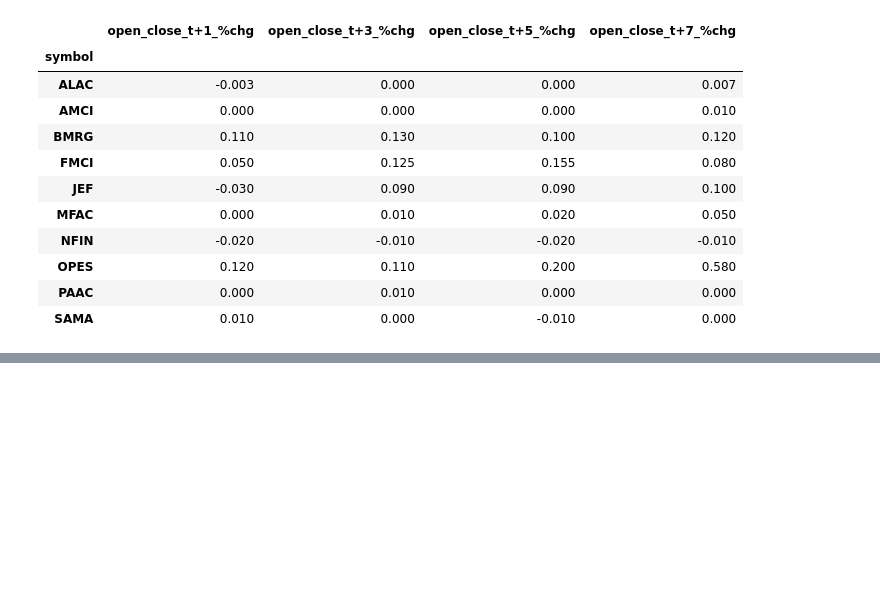
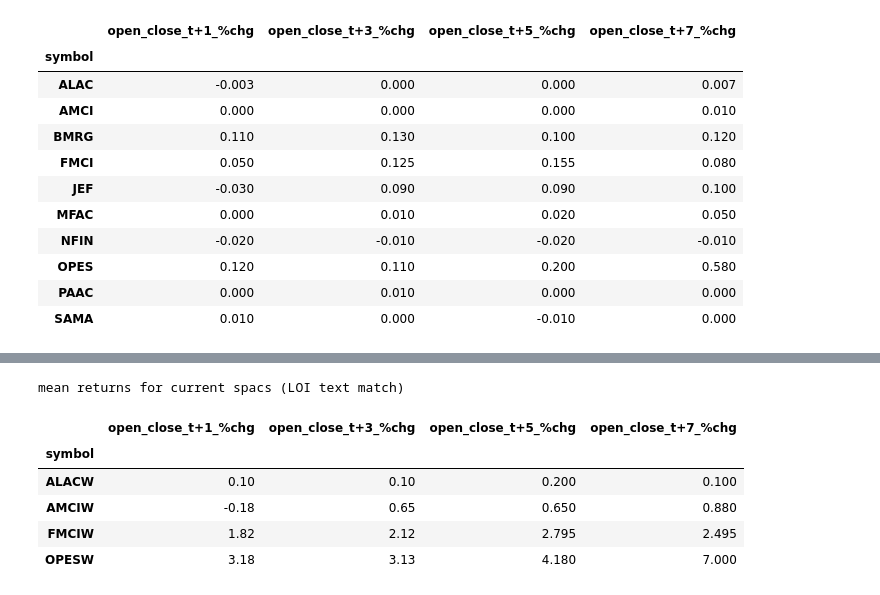
Before and after one commit to alandu20/spac, a Jupyter notebook: scraper.ipynb, the cells around one changed output, grey strips where cells are left out. Saved outputs shown, nothing was run; the diff lists cells and outputs as text; code cells hidden in the pictures; blank space fills up the shorter version.

```diff
--- a/scraper.ipynb
+++ b/scraper.ipynb
@@ -477,0 +694,14 @@ mean returns for current spacs (LOI text match)
+# %%
+print('mean returns for current spacs (LOI text match)')
+np.round(df_returns_current_warrants[(~df_returns_current_warrants.symbol.isin(corrupt_current)) &
+                            (df_returns_current_warrants.letter_of_intent_found==1)].dropna().groupby('symbol').agg(
+    {'open_close_t+1_%chg':'mean','open_close_t+3_%chg':'mean',
+     'open_close_t+5_%chg':'mean','open_close_t+7_%chg':'mean'}), 3)
+# %% [output]
+mean returns for current spacs (LOI text match)
+|  | open_close_t+1_%chg | open_close_t+3_%chg | open_close_t+5_%chg | open_close_t+7_%chg |
+| symbol |  |  |  |  |
+| ALACW | 0.10 | 0.10 | 0.200 | 0.100 |
+| AMCIW | -0.18 | 0.65 | 0.650 | 0.880 |
+| FMCIW | 1.82 | 2.12 | 2.795 | 2.495 |
+| OPESW | 3.18 | 3.13 | 4.180 | 7.000 |
```
Also changed, not shown: parts of 8 cells of this notebook.
